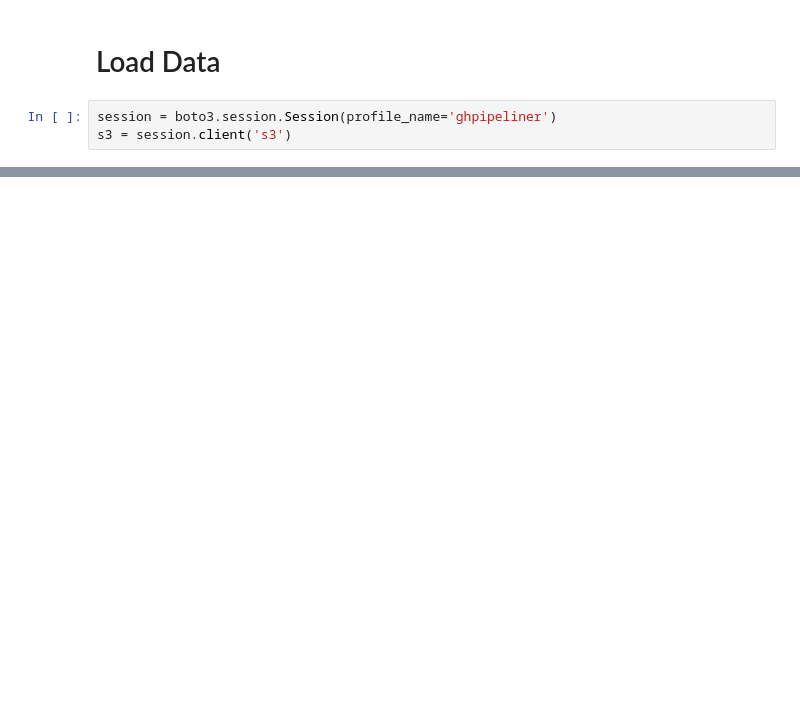
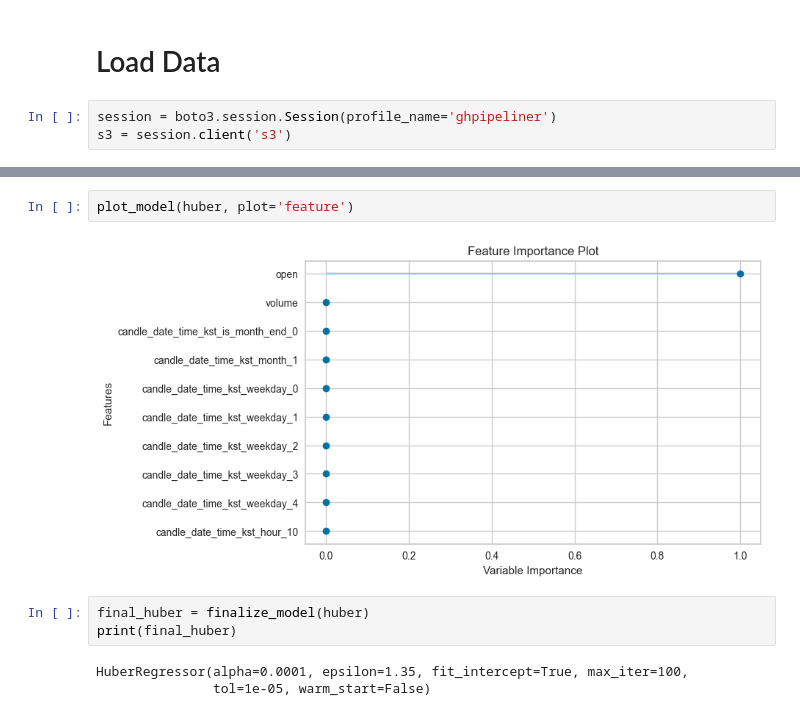
Before and after one commit to lhb0803/DE-study, a Jupyter notebook: modeling/automl.ipynb, the cells around one changed output, grey strips where cells are left out. Drawn from its saved outputs; the diff is of its cells as text; blank space fills up the shorter version.

```diff
--- a/modeling/automl.ipynb
+++ b/modeling/automl.ipynb
@@ -45,0 +164,10 @@ obj
+# %%
+plot_model(huber, plot='feature')
+# %% [output]
+[figure, added]
+# %%
+final_huber = finalize_model(huber)
+print(final_huber)
+# %% [output]
+HuberRegressor(alpha=0.0001, epsilon=1.35, fit_intercept=True, max_iter=100,
+               tol=1e-05, warm_start=False)
```
Also changed, not shown: parts of 20 cells of this notebook, 1 other file.
